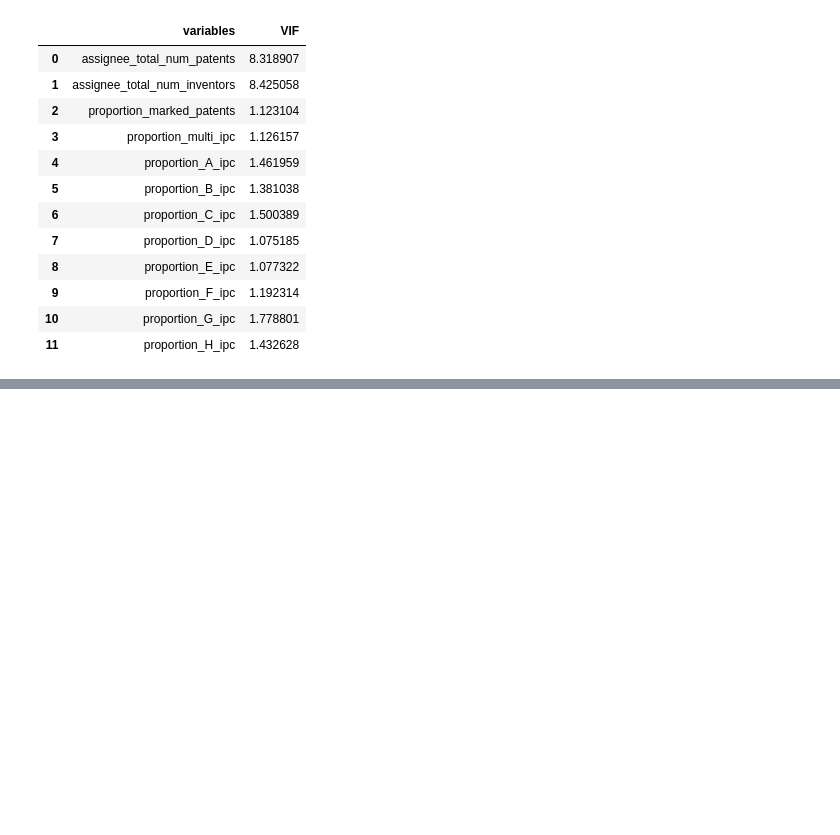
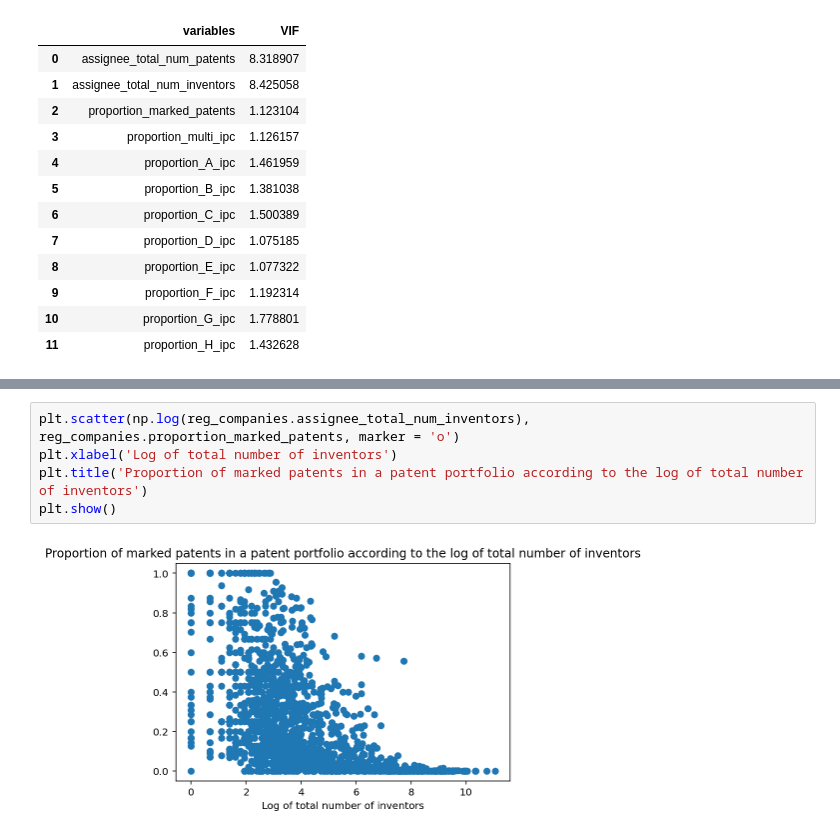
Before and after one commit to gregbellan/MODS208, a Jupyter notebook: regression_companies.ipynb, the cells around one changed output, grey strips where cells are left out. Drawn from its saved outputs; the diff is of its cells as text; blank space fills up the shorter version.

```diff
--- a/regression_companies.ipynb
+++ b/regression_companies.ipynb
@@ -71,0 +123,7 @@ Name: assignee_total_num_patents, dtype: float64
+# %%
+plt.scatter(np.log(reg_companies.assignee_total_num_inventors), reg_companies.proportion_marked_patents, marker = 'o')
+plt.xlabel('Log of total number of inventors')
+plt.title('Proportion of marked patents in a patent portfolio according to the log of total number of inventors')
+plt.show()
+# %% [output]
+[figure, added]
```
Also changed, not shown: parts of 13 cells of this notebook.
